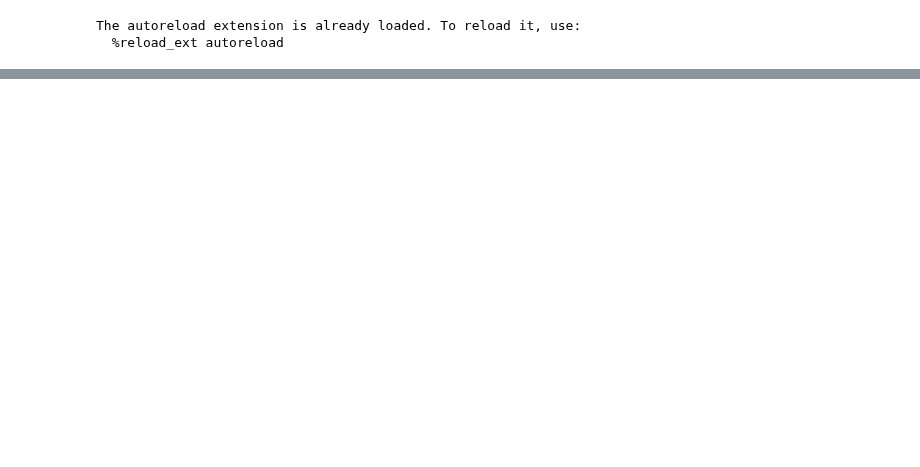
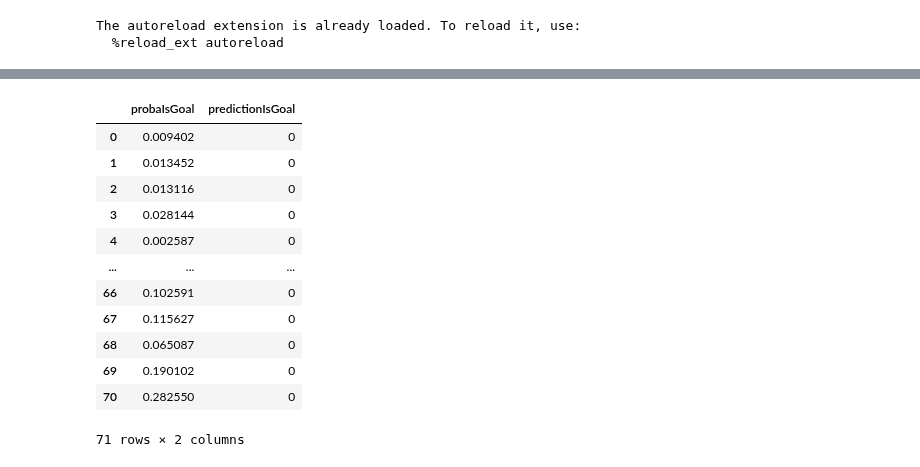
Before and after one commit to M0rph3e/ift6758-project-main, a Jupyter notebook: dashboard.ipynb, the cells around one changed output, grey strips where cells are left out. Drawn from its saved outputs; the diff is of its cells as text; code cells hidden in the pictures; blank space fills up the shorter version.

```diff
--- a/dashboard.ipynb
+++ b/dashboard.ipynb
@@ -64,0 +87,16 @@ sc.predict(X)
+# %%
+y
+# %% [output]
+|  | probaIsGoal | predictionIsGoal |
+| 0 | 0.009402 | 0 |
+| 1 | 0.013452 | 0 |
+| 2 | 0.013116 | 0 |
+| 3 | 0.028144 | 0 |
+| 4 | 0.002587 | 0 |
+| ... | ... | ... |
+| 66 | 0.102591 | 0 |
+| 67 | 0.115627 | 0 |
+| 68 | 0.065087 | 0 |
+| 69 | 0.190102 | 0 |
+| 70 | 0.282550 | 0 |
+71 rows × 2 columns
```
Also changed, not shown: parts of 9 cells of this notebook, 4 other files.
